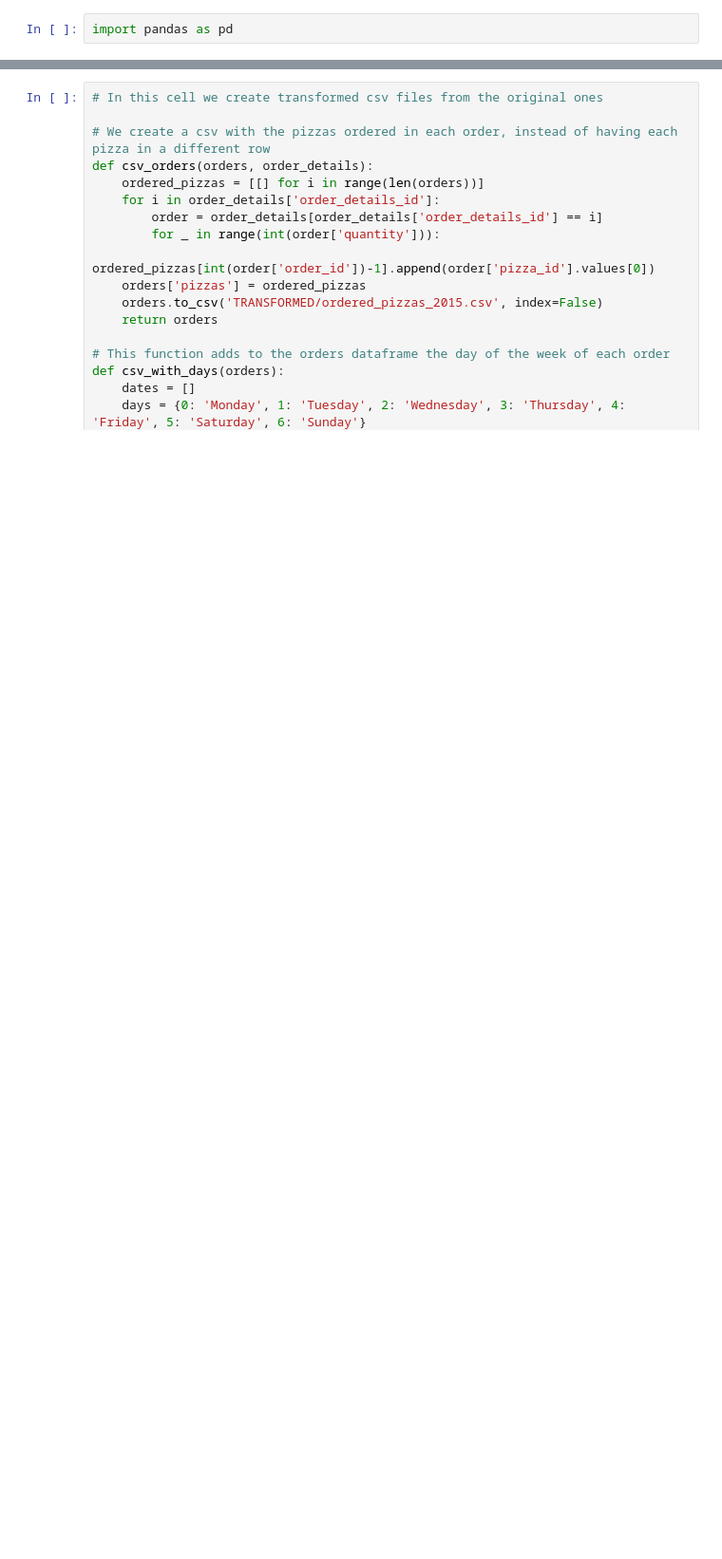
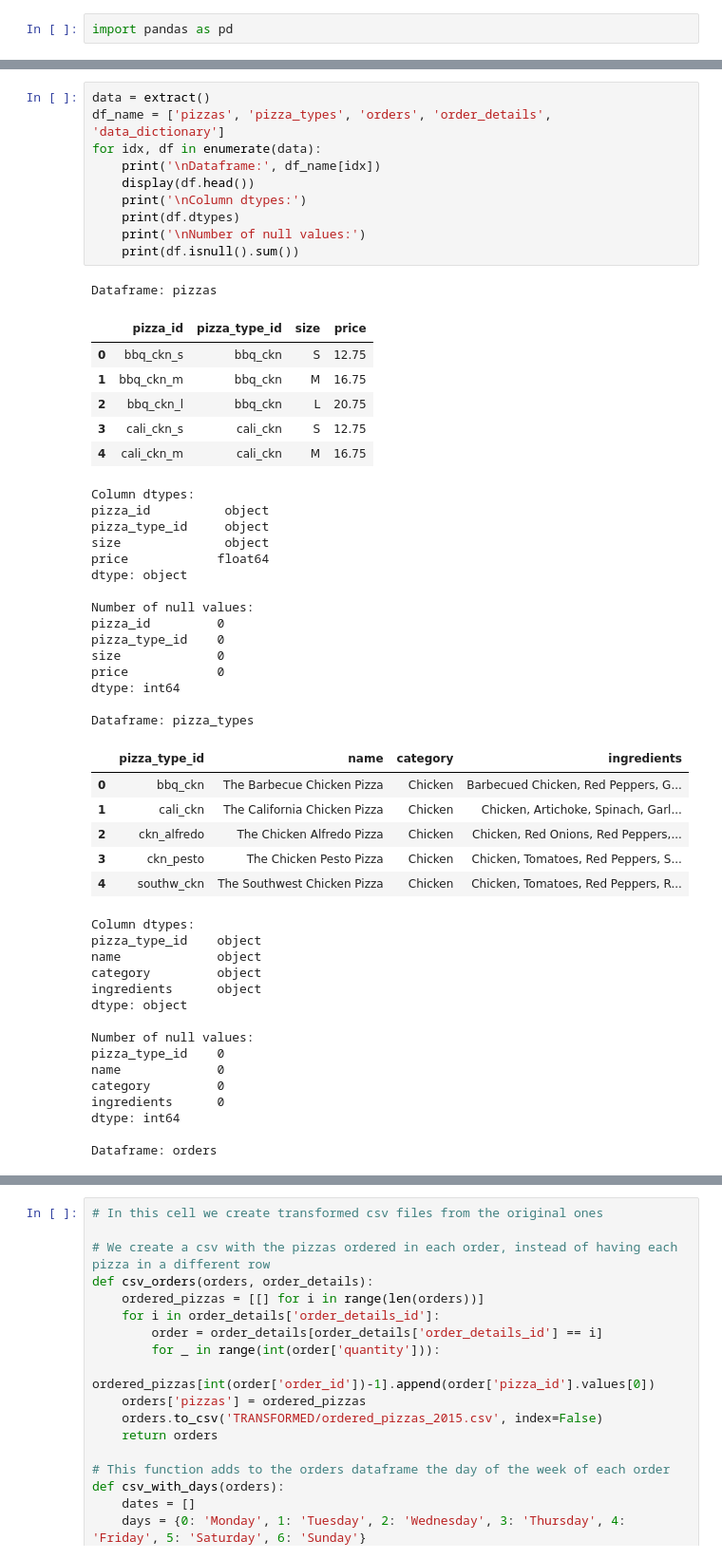
Before and after one commit to xAlexMGGx/Pizza_predicter, a Jupyter notebook: predict_pizzas_2015.ipynb, the cells around one changed output, grey strips where cells are left out. Shown at 95% size. Saved outputs shown, nothing was run; the diff lists cells and outputs as text; blank space fills up the shorter version.

Commit message:
data analysis

```diff
--- a/predict_pizzas_2015.ipynb
+++ b/predict_pizzas_2015.ipynb
@@ -29,0 +16,54 @@ display(order_details)
+# %%
+data = extract()
+df_name = ['pizzas', 'pizza_types', 'orders', 'order_details', 'data_dictionary']
+for idx, df in enumerate(data):
+    print('\nDataframe:', df_name[idx])
+    display(df.head())
+    print('\nColumn dtypes:')
+    print(df.dtypes)
+    print('\nNumber of null values:')
+    print(df.isnull().sum())
+# %% [output]
+Dataframe: pizzas
+|  | pizza_id | pizza_type_id | size | price |
+| 0 | bbq_ckn_s | bbq_ckn | S | 12.75 |
+| 1 | bbq_ckn_m | bbq_ckn | M | 16.75 |
+| 2 | bbq_ckn_l | bbq_ckn | L | 20.75 |
+| 3 | cali_ckn_s | cali_ckn | S | 12.75 |
+| 4 | cali_ckn_m | cali_ckn | M | 16.75 |
+Column dtypes:
+pizza_id          object
+pizza_type_id     object
+size              object
+price            float64
+dtype: object
+
+Number of null values:
+pizza_id         0
+pizza_type_id    0
+size             0
+price            0
+dtype: int64
+
+Dataframe: pizza_types
+|  | pizza_type_id | name | category | ingredients |
+| 0 | bbq_ckn | The Barbecue Chicken Pizza | Chicken | Barbecued Chicken, Red Peppers, G... |
+| 1 | cali_ckn | The California Chicken Pizza | Chicken | Chicken, Artichoke, Spinach, Garl... |
+| 2 | ckn_alfredo | The Chicken Alfredo Pizza | Chicken | Chicken, Red Onions, Red Peppers,... |
+| 3 | ckn_pesto | The Chicken Pesto Pizza | Chicken | Chicken, Tomatoes, Red Peppers, S... |
+| 4 | southw_ckn | The Southwest Chicken Pizza | Chicken | Chicken, Tomatoes, Red Peppers, R... |
+Column dtypes:
+pizza_type_id    object
+name             object
+category         object
+ingredients      object
+dtype: object
+
+Number of null values:
+pizza_type_id    0
+name             0
+category         0
+ingredients      0
+dtype: int64
+
+Dataframe: orders
```
Also changed, not shown: parts of 6 cells of this notebook, 1 other file.
